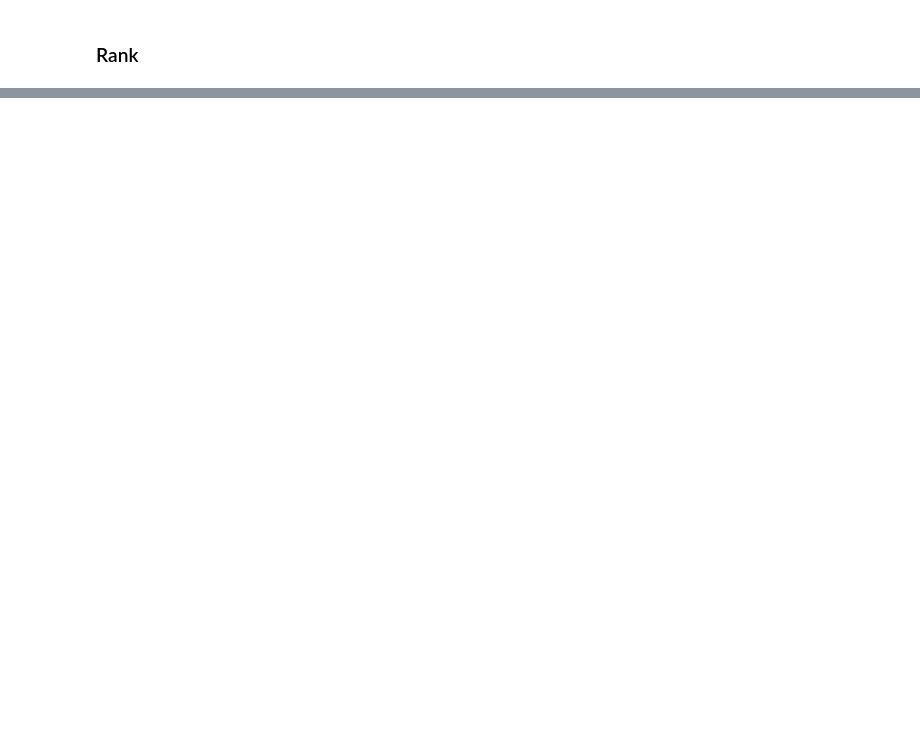
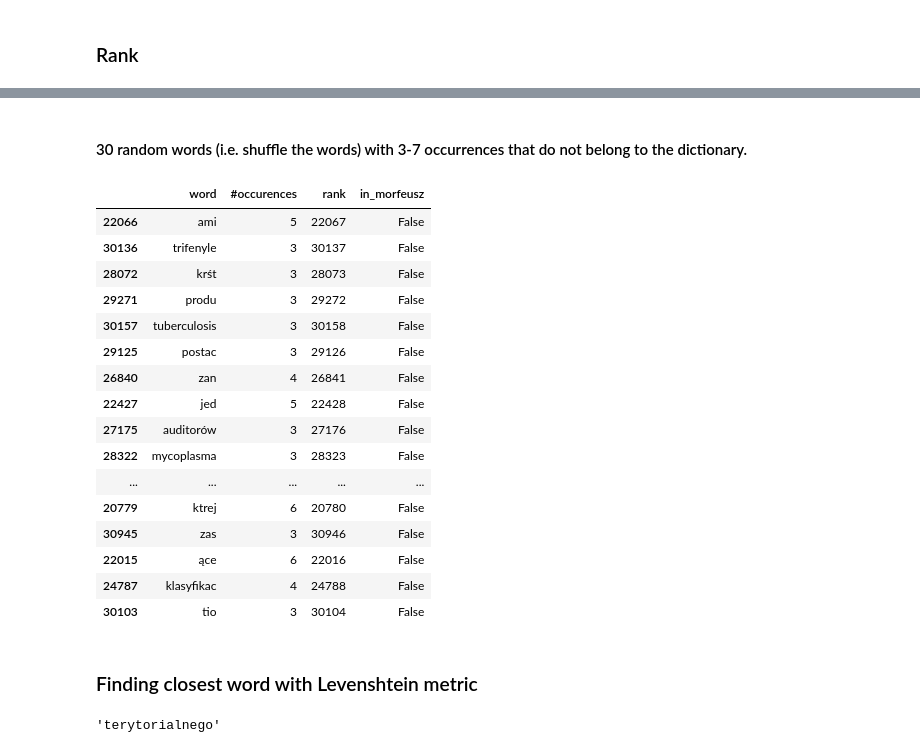
Before and after one commit to arkadiuss/nlp, a Jupyter notebook: 3_levenshtein/3_Levenshtein.ipynb, the cells around one changed output, grey strips where cells are left out. Drawn from its saved outputs; the diff is of its cells as text; code cells hidden in the pictures; blank space fills up the shorter version.

```diff
--- a/3_levenshtein/3_Levenshtein.ipynb
+++ b/3_levenshtein/3_Levenshtein.ipynb
@@ -80,0 +121,66 @@ print(list(word_ctr_pairs_without_rejected))
+# %% [markdown]
+#### 30 random words (i.e. shuffle the words) with 3-7 occurrences that do not belong to the dictionary.
+# %%
+random_unknown_df = df[(df['in_morfeusz'] == False) & (df['#occurences'] >= 3) & (df['#occurences'] <= 7)].sample(n=30)
+random_unknown_df
+# %% [output]
+|  | word | #occurences | rank | in_morfeusz |
+| 22066 | ami | 5 | 22067 | False |
+| 30136 | trifenyle | 3 | 30137 | False |
+| 28072 | krśt | 3 | 28073 | False |
+| 29271 | produ | 3 | 29272 | False |
+| 30157 | tuberculosis | 3 | 30158 | False |
+| 29125 | postac | 3 | 29126 | False |
+| 26840 | zan | 4 | 26841 | False |
+| 22427 | jed | 5 | 22428 | False |
+| 27175 | auditorów | 3 | 27176 | False |
+| 28322 | mycoplasma | 3 | 28323 | False |
+| ... | ... | ... | ... | ... |
+| 20779 | ktrej | 6 | 20780 | False |
+| 30945 | zas | 3 | 30946 | False |
+| 22015 | ące | 6 | 22016 | False |
+| 24787 | klasyfikac | 4 | 24788 | False |
+| 30103 | tio | 3 | 30104 | False |
+# %% [markdown]
+### Finding closest word with Levenshtein metric
+# %%
+A = 'aąbcćdeęfghijklłmnńoóprsśtuwyzżź'
+
+def generate_additions(word):
+    for i in range(len(word)):
+        for a in A:
+            yield word[:i] + a + word[i:]
+
+def generate_deletions(word):
+    for i in range(len(word)):
+        yield word[:i] + word[i+1:]
+
+def generate_swaps(word):
+    for i in range(len(word)):
+        for a in A:
+            if a != word[i]:
+                yield word[:i] + a + word[i+1:]
+
+def check_in_morf(word):
+    return morf.analyse(word)[0][2][2] != 'ign'
+
+def find_closest(word, max_d=2):
+    # bfs
+    Q = [(word, 0)]
+    vis = { word }
+
+    while len(Q) > 0:
+        w, d = Q.pop(0)
+        for wa in chain(generate_additions(w), generate_deletions(w), generate_swaps(w)):
+            if check_in_morf(wa):
+                return wa
+            if not wa in vis and d < max_d:
+                Q.append((wa, d+1))
+                vis.add(wa)
+
+    return None
+
+
+find_closest('rytorialnego')
+# %% [output]
+'terytorialnego'
```
Also changed, not shown: parts of 20 cells of this notebook.
